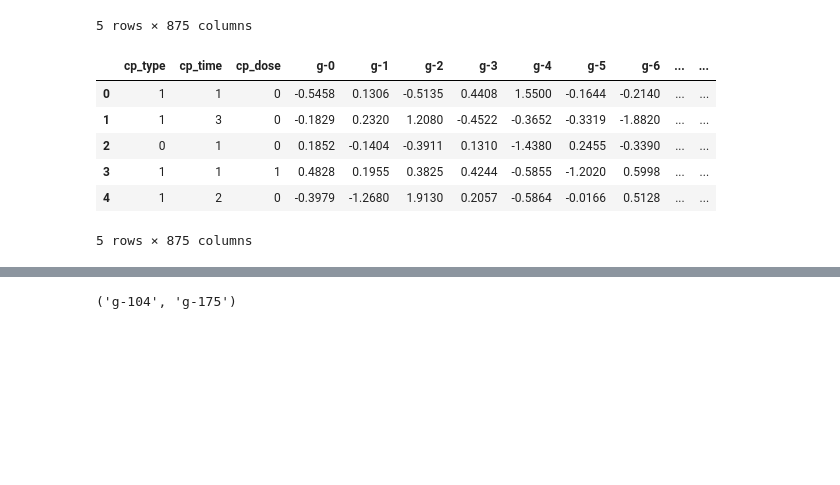
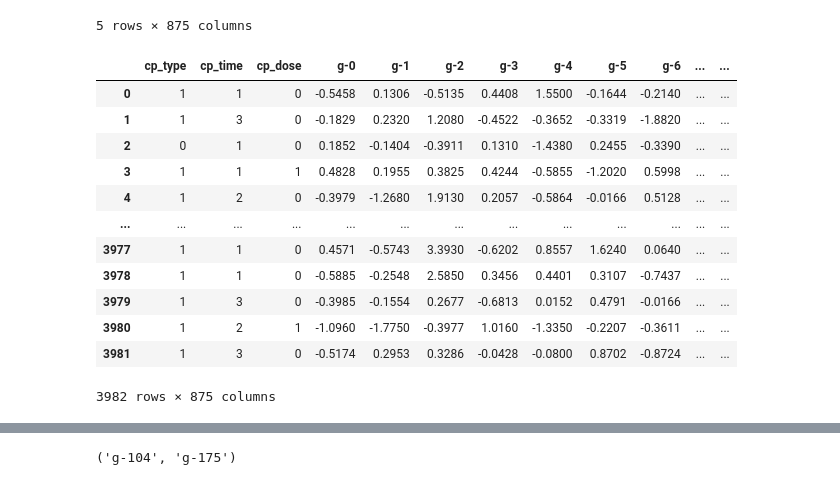
Before and after one commit to G-Sprouts/capstone2_moa, a Jupyter notebook: GW -- Drug Discovery -- Kaggle.ipynb, the cells around one changed output, grey strips where cells are left out. Cells and saved outputs as stored; diff of their text form; code cells hidden in the pictures; blank space fills up the shorter version.

```diff
--- a/GW -- Drug Discovery -- Kaggle.ipynb
+++ b/GW -- Drug Discovery -- Kaggle.ipynb
@@ -26,10 +26,10 @@ from sklearn.metrics import log_loss
 
 from sklearn.multioutput import ClassifierChain
 # %%
-test_features = pd.read_csv('test_features.csv')
-train_features = pd.read_csv('train_features.csv')
-tt_nonscored = pd.read_csv('train_targets_nonscored.csv')
-tt_scored = pd.read_csv('train_targets_scored.csv')
+test_features = pd.read_csv('kaggle_data/test_features.csv')
+train_features = pd.read_csv('kaggle_data/train_features.csv')
+tt_nonscored = pd.read_csv('kaggle_data/train_targets_nonscored.csv')
+tt_scored = pd.read_csv('kaggle_data/train_targets_scored.csv')
 # %%
 train_features.head()
 # %% [output]
@@ -89,27 +97,33 @@ train_features.head()
 | 4 | 1 | 3 | 1 | -0.3254 | -0.4009 | 0.9700 | 0.6919 | 1.4180 | -0.8244 | -0.2800 | ... | ... |
 5 rows × 875 columns
 # %%
-test_features.head()
+test_features
 
 # Key:
 # ['cp_type'] = whether data is from control or active groups
 #     0 = control
 #     1 = active
 # ['cp_time'] = treatment duration time
 #     1 = 24hrs
 #     2 = 48hrs
 #     3 = 72hrs
 # ['cp_dose'] = treatment strength
 #     0 = low
 #     1 = high
 # %% [output]
 |  | cp_type | cp_time | cp_dose | g-0 | g-1 | g-2 | g-3 | g-4 | g-5 | g-6 | ... | ... |
 | 0 | 1 | 1 | 0 | -0.5458 | 0.1306 | -0.5135 | 0.4408 | 1.5500 | -0.1644 | -0.2140 | ... | ... |
 | 1 | 1 | 3 | 0 | -0.1829 | 0.2320 | 1.2080 | -0.4522 | -0.3652 | -0.3319 | -1.8820 | ... | ... |
 | 2 | 0 | 1 | 0 | 0.1852 | -0.1404 | -0.3911 | 0.1310 | -1.4380 | 0.2455 | -0.3390 | ... | ... |
 | 3 | 1 | 1 | 1 | 0.4828 | 0.1955 | 0.3825 | 0.4244 | -0.5855 | -1.2020 | 0.5998 | ... | ... |
 | 4 | 1 | 2 | 0 | -0.3979 | -1.2680 | 1.9130 | 0.2057 | -0.5864 | -0.0166 | 0.5128 | ... | ... |
+| ... | ... | ... | ... | ... | ... | ... | ... | ... | ... | ... | ... | ... |
+| 3977 | 1 | 1 | 0 | 0.4571 | -0.5743 | 3.3930 | -0.6202 | 0.8557 | 1.6240 | 0.0640 | ... | ... |
+| 3978 | 1 | 1 | 0 | -0.5885 | -0.2548 | 2.5850 | 0.3456 | 0.4401 | 0.3107 | -0.7437 | ... | ... |
+| 3979 | 1 | 3 | 0 | -0.3985 | -0.1554 | 0.2677 | -0.6813 | 0.0152 | 0.4791 | -0.0166 | ... | ... |
+| 3980 | 1 | 2 | 1 | -1.0960 | -1.7750 | -0.3977 | 1.0160 | -1.3350 | -0.2207 | -0.3611 | ... | ... |
+| 3981 | 1 | 3 | 0 | -0.5174 | 0.2953 | 0.3286 | -0.0428 | -0.0800 | 0.8702 | -0.8724 | ... | ... |
-5 rows × 875 columns
+3982 rows × 875 columns
 # %%
 # create column list for both DataFrames, as well as separate DataFrames for Gene Expression columns
 # and Cell Viability columns
```
Also changed, not shown: parts of 10 cells of this notebook.
